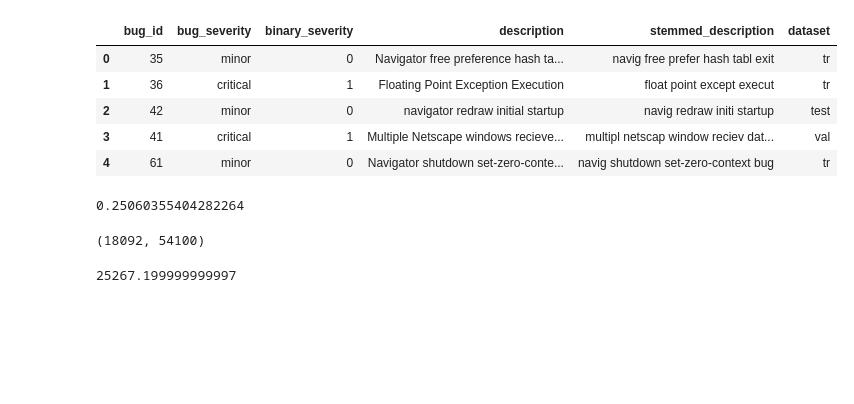
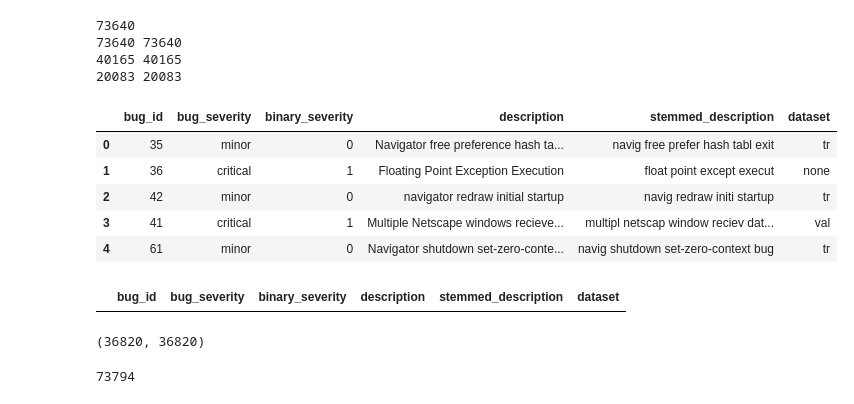
Before and after one commit to AndressaStefany/severityPrediction, a Jupyter notebook: src/explore/split.ipynb, the cells around one changed output. Drawn from its saved outputs; the diff is of its cells as text; code cells hidden in the pictures; blank space fills up the shorter version.

Commit message:
correction new datasets without duplicates

```diff
--- a/src/explore/split.ipynb
+++ b/src/explore/split.ipynb
@@ -5,24 +5,35 @@ import json
 # !pip install plotly
 import plotly.express as px
 # %%
-name = "mozilla_201k"
+name = "mozilla_200k"
 # name = "eclipse_72k"
 df = pd.read_json(f"../../data/llm/{name}.json")
 with open(f"../../data/split_{name}.json") as fp:
     ids = json.load(fp)
+print(len(ids['tr']))
 df.loc[:,'dataset'] = 'none'
 for k in ["tr","val","test"]:
     bug_ids = set(ids[k])
+    print(len(bug_ids),len(ids[k]))
     df.loc[df['bug_id'].isin(bug_ids),'dataset'] = k
 df.sort_values(by="dataset")
 df.head()
 # %% [output]
+73640
+73640 73640
+40165 40165
+20083 20083
 |  | bug_id | bug_severity | binary_severity | description | stemmed_description | dataset |
 | 0 | 35 | minor | 0 | Navigator free preference hash ta... | navig free prefer hash tabl exit | tr |
-| 1 | 36 | critical | 1 | Floating Point Exception Execution | float point except execut | tr |
-| 2 | 42 | minor | 0 | navigator redraw initial startup | navig redraw initi startup | test |
+| 1 | 36 | critical | 1 | Floating Point Exception Execution | float point except execut | none |
+| 2 | 42 | minor | 0 | navigator redraw initial startup | navig redraw initi startup | tr |
 | 3 | 41 | critical | 1 | Multiple Netscape windows recieve... | multipl netscap window reciev dat... | val |
 | 4 | 61 | minor | 0 | Navigator shutdown set-zero-conte... | navig shutdown set-zero-context bug | tr |
+# %%
+df2 = df.sort_values(by="bug_id")
+df2[df2['bug_id'].duplicated(False)]
+# %% [output]
+|  | bug_id | bug_severity | binary_severity | description | stemmed_description | dataset |
 # %%
 
 fig = px.histogram(df,x="dataset",color="binary_severity",title=name)
@@ -37,15 +48,11 @@ fig = px.histogram(df,x="dataset",color="binary_severity",title=name)
 #         showarrow=False,  # Don't show an arrow pointing to the bar
 #     )
 fig.show()
-# %%
-12664/(12664+37870)
-# %% [output]
-0.25060355404282264
 # %%
-len(df.query("binary_severity == 0")),len(df.query("binary_severity == 1"))
+len(df.query("binary_severity == 0 & dataset == 'tr'")),len(df.query("binary_severity == 1 & dataset == 'tr'"))
 # %% [output]
-(18092, 54100)
+(36820, 36820)
-# %%
-0.7*len(df)/2
-# %% [output]
-25267.199999999997
+# %%
+36863+36931
+# %% [output]
+73794
```
Also changed, not shown: 3 other files.
